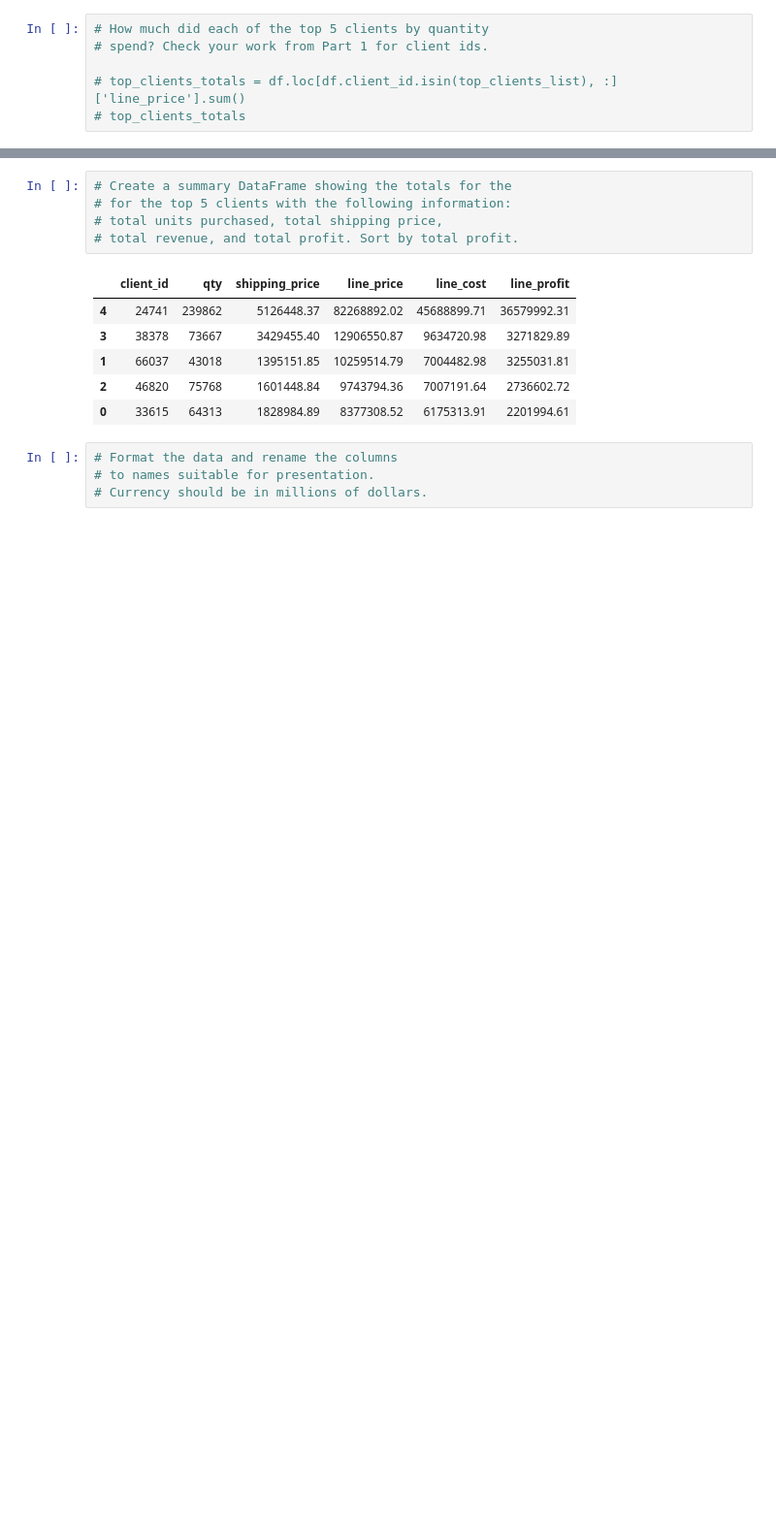
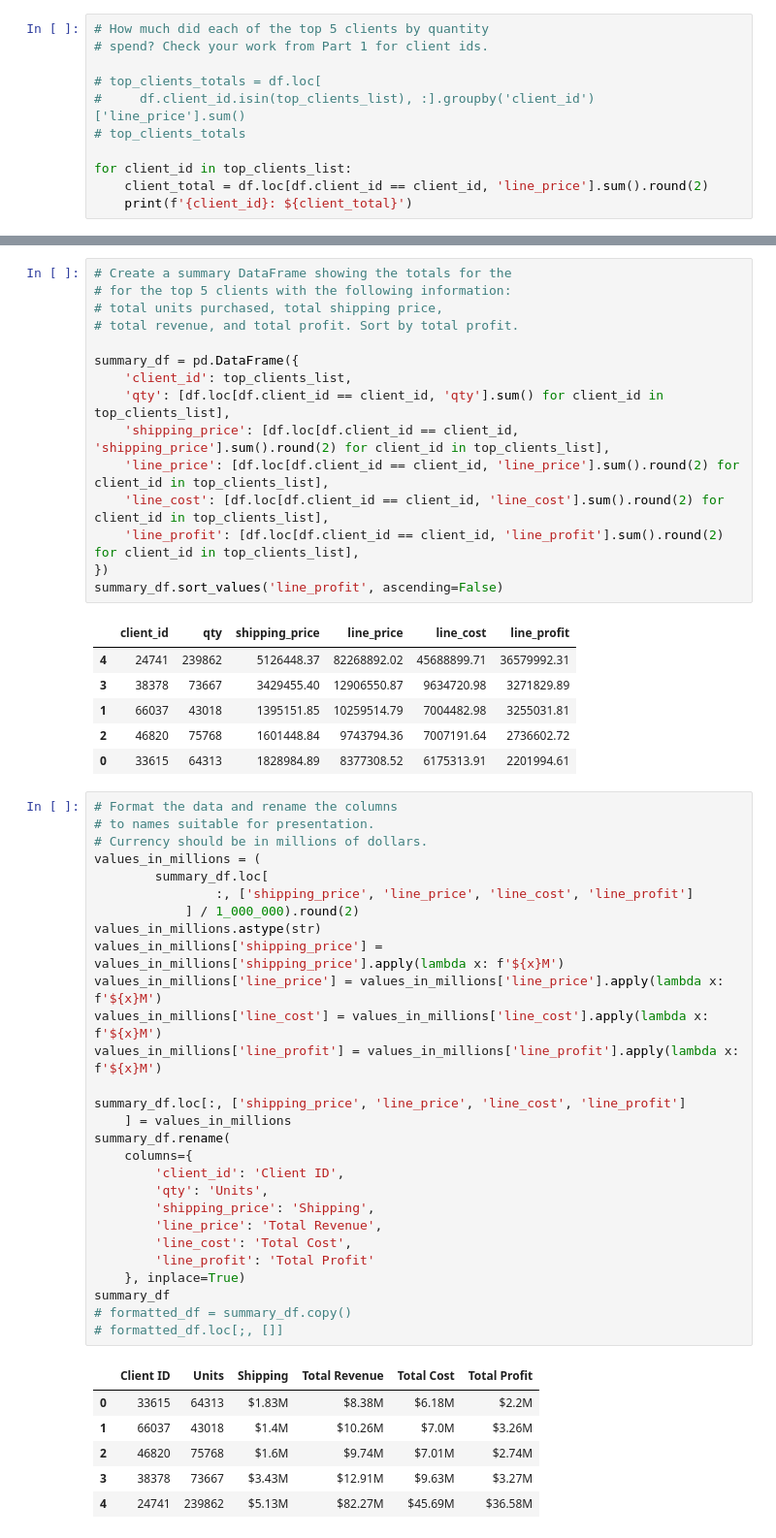
Before and after one commit to rjrdelatorre/pandas-challenge-1, a Jupyter notebook: wholesale_data_analysis_starter_code.ipynb, the cells around one changed output, grey strips where cells are left out. Shown at 97% size. Saved outputs shown, nothing was run; the diff lists cells and outputs as text; blank space fills up the shorter version.

```diff
--- a/wholesale_data_analysis_starter_code.ipynb
+++ b/wholesale_data_analysis_starter_code.ipynb
@@ -204,6 +204,11 @@ Use the new columns with confirmed values to find the following information.
 # How much did each of the top 5 clients by quantity
 # spend? Check your work from Part 1 for client ids.
 
-# top_clients_totals = df.loc[df.client_id.isin(top_clients_list), :]['line_price'].sum()
+# top_clients_totals = df.loc[
+#     df.client_id.isin(top_clients_list), :].groupby('client_id')['line_price'].sum()
 # top_clients_totals
+
+for client_id in top_clients_list:
+    client_total = df.loc[df.client_id == client_id, 'line_price'].sum().round(2)
+    print(f'{client_id}: ${client_total}')
 # %% [output]
@@ -213,6 +222,16 @@ Use the new columns with confirmed values to find the following information.
 # for the top 5 clients with the following information:
 # total units purchased, total shipping price,
 # total revenue, and total profit. Sort by total profit.
+
+summary_df = pd.DataFrame({
+    'client_id': top_clients_list,
+    'qty': [df.loc[df.client_id == client_id, 'qty'].sum() for client_id in top_clients_list],
+    'shipping_price': [df.loc[df.client_id == client_id, 'shipping_price'].sum().round(2) for client_id in top_clients_list],
+    'line_price': [df.loc[df.client_id == client_id, 'line_price'].sum().round(2) for client_id in top_clients_list],
+    'line_cost': [df.loc[df.client_id == client_id, 'line_cost'].sum().round(2) for client_id in top_clients_list],
+    'line_profit': [df.loc[df.client_id == client_id, 'line_profit'].sum().round(2) for client_id in top_clients_list],
+})
+summary_df.sort_values('line_profit', ascending=False)
 # %% [output]
 |  | client_id | qty | shipping_price | line_price | line_cost | line_profit |
 | 4 | 24741 | 239862 | 5126448.37 | 82268892.02 | 45688899.71 | 36579992.31 |
@@ -223,6 +242,37 @@ Use the new columns with confirmed values to find the following information.
 # %%
 # Format the data and rename the columns
 # to names suitable for presentation.
 # Currency should be in millions of dollars.
+values_in_millions = (
+        summary_df.loc[
+                :, ['shipping_price', 'line_price', 'line_cost', 'line_profit']
+            ] / 1_000_000).round(2)
+values_in_millions.astype(str)
+values_in_millions['shipping_price'] = values_in_millions['shipping_price'].apply(lambda x: f'${x}M')
+values_in_millions['line_price'] = values_in_millions['line_price'].apply(lambda x: f'${x}M')
+values_in_millions['line_cost'] = values_in_millions['line_cost'].apply(lambda x: f'${x}M')
+values_in_millions['line_profit'] = values_in_millions['line_profit'].apply(lambda x: f'${x}M')
+
+summary_df.loc[:, ['shipping_price', 'line_price', 'line_cost', 'line_profit']
+    ] = values_in_millions
+summary_df.rename(
+    columns={
+        'client_id': 'Client ID',
+        'qty': 'Units',
+        'shipping_price': 'Shipping',
+        'line_price': 'Total Revenue',
+        'line_cost': 'Total Cost',
+        'line_profit': 'Total Profit'
+    }, inplace=True)
+summary_df
+# formatted_df = summary_df.copy()
+# formatted_df.loc[;, []]
+# %% [output]
+|  | Client ID | Units | Shipping | Total Revenue | Total Cost | Total Profit |
+| 0 | 33615 | 64313 | $1.83M | $8.38M | $6.18M | $2.2M |
+| 1 | 66037 | 43018 | $1.4M | $10.26M | $7.0M | $3.26M |
+| 2 | 46820 | 75768 | $1.6M | $9.74M | $7.01M | $2.74M |
+| 3 | 38378 | 73667 | $3.43M | $12.91M | $9.63M | $3.27M |
+| 4 | 24741 | 239862 | $5.13M | $82.27M | $45.69M | $36.58M |
 # %%
 # Sort the updated data by "Total Profit" form highest to lowest
```
Also changed, not shown: parts of 3 cells of this notebook.
